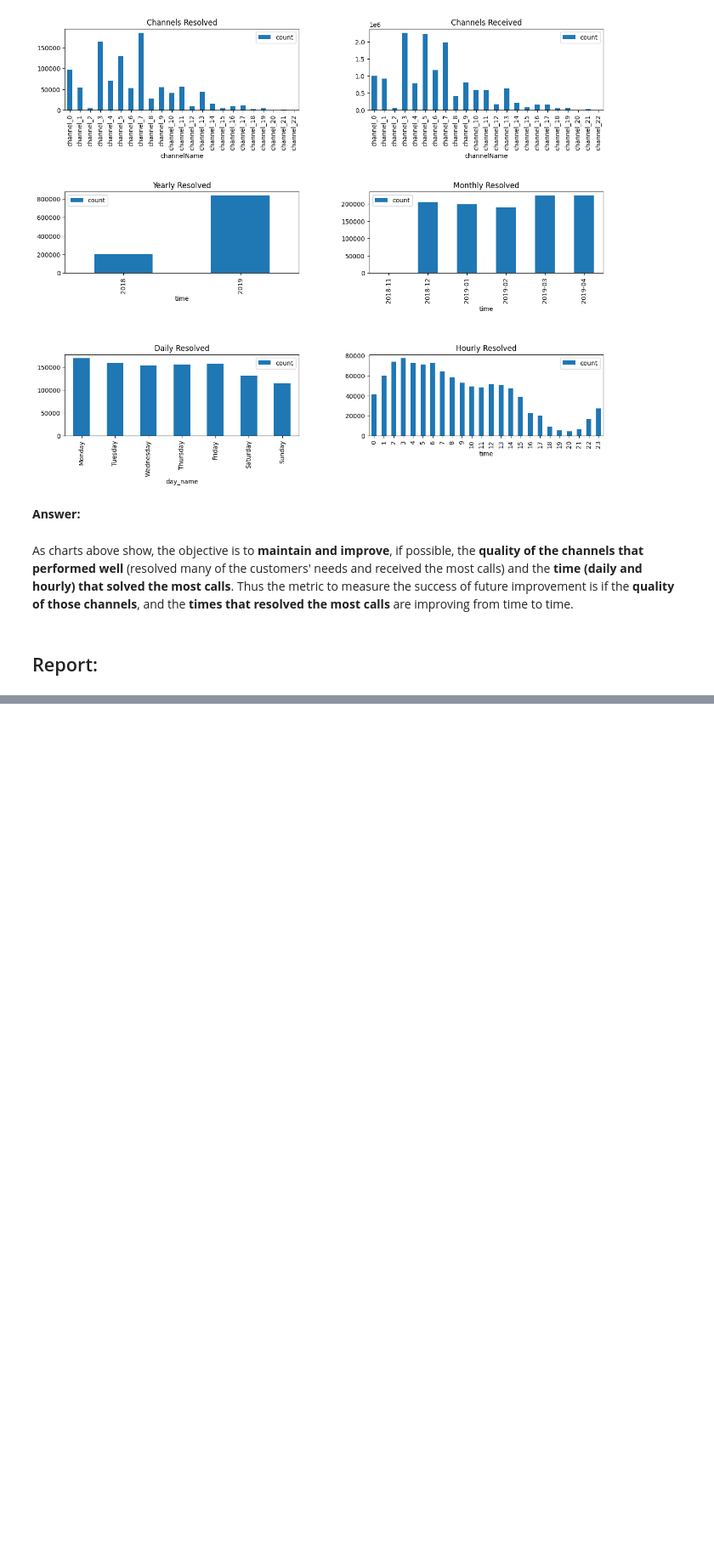
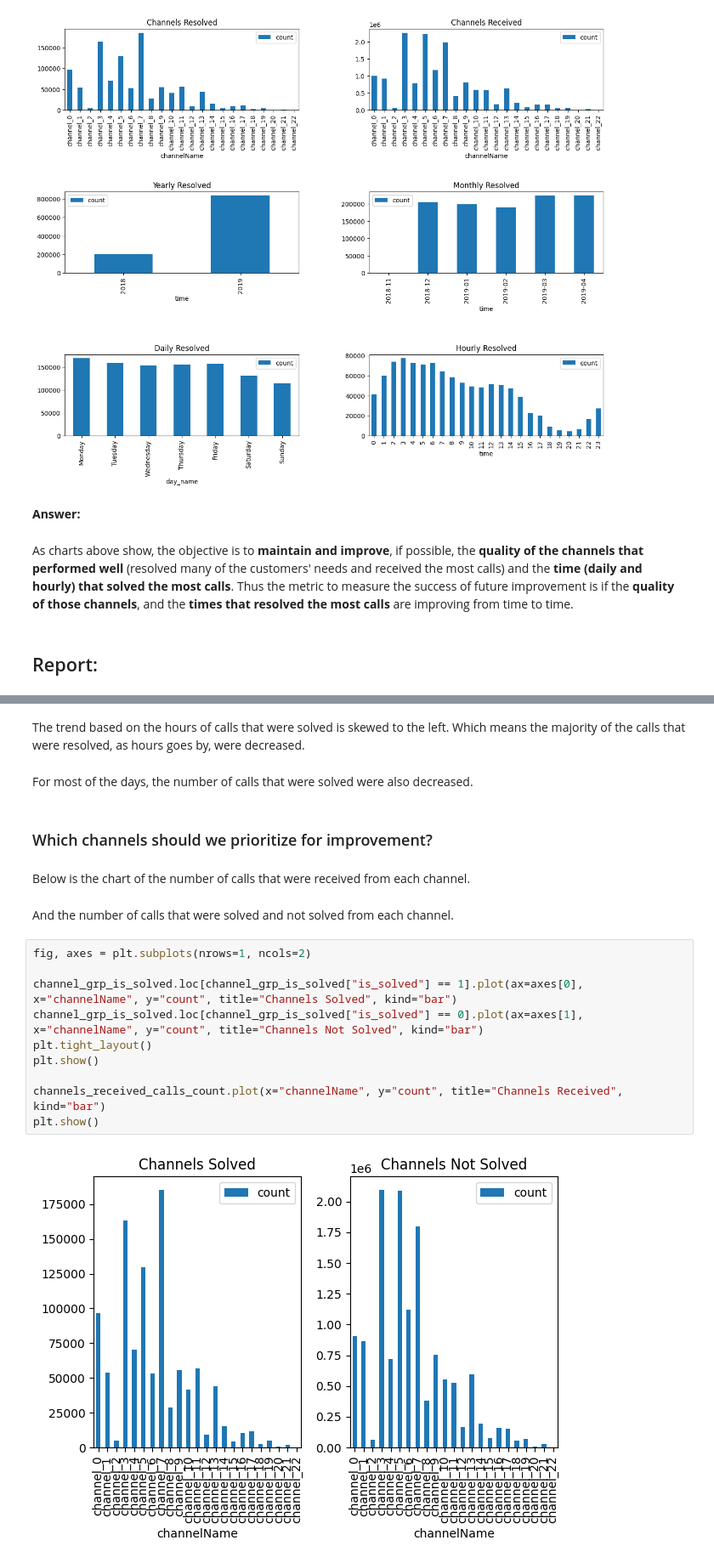
Before and after one commit to adrioui/data-exploration, a Jupyter notebook: Data Exploration.ipynb, the cells around one changed output, grey strips where cells are left out. Shown at 85% size. Drawn from its saved outputs; the diff is of its cells as text; blank space fills up the shorter version.

```diff
--- a/Data Exploration.ipynb
+++ b/Data Exploration.ipynb
@@ -298,0 +385,22 @@ As charts above show, the objective is to **maintain and improve**, if possible,
+# %% [markdown]
+The trend based on the hours of calls that were solved is skewed to the left. Which means the majority of the calls that were resolved, as hours goes by, were decreased.
+# %% [markdown]
+For most of the days, the number of calls that were solved were also decreased.
+# %% [markdown]
+### Which channels should we prioritize for improvement?
+# %% [markdown]
+Below is the chart of the number of calls that were received from each channel.
+# %% [markdown]
+And the number of calls that were solved and not solved from each channel.
+# %%
+fig, axes = plt.subplots(nrows=1, ncols=2)
+
+channel_grp_is_solved.loc[channel_grp_is_solved["is_solved"] == 1].plot(ax=axes[0], x="channelName", y="count", title="Channels Solved", kind="bar")
+channel_grp_is_solved.loc[channel_grp_is_solved["is_solved"] == 0].plot(ax=axes[1], x="channelName", y="count", title="Channels Not Solved", kind="bar")
+plt.tight_layout()
+plt.show()
+
+channels_received_calls_count.plot(x="channelName", y="count", title="Channels Received", kind="bar")
+plt.show()
+# %% [output]
+[figure, added]
```
Also changed, not shown: parts of 27 cells of this notebook.
